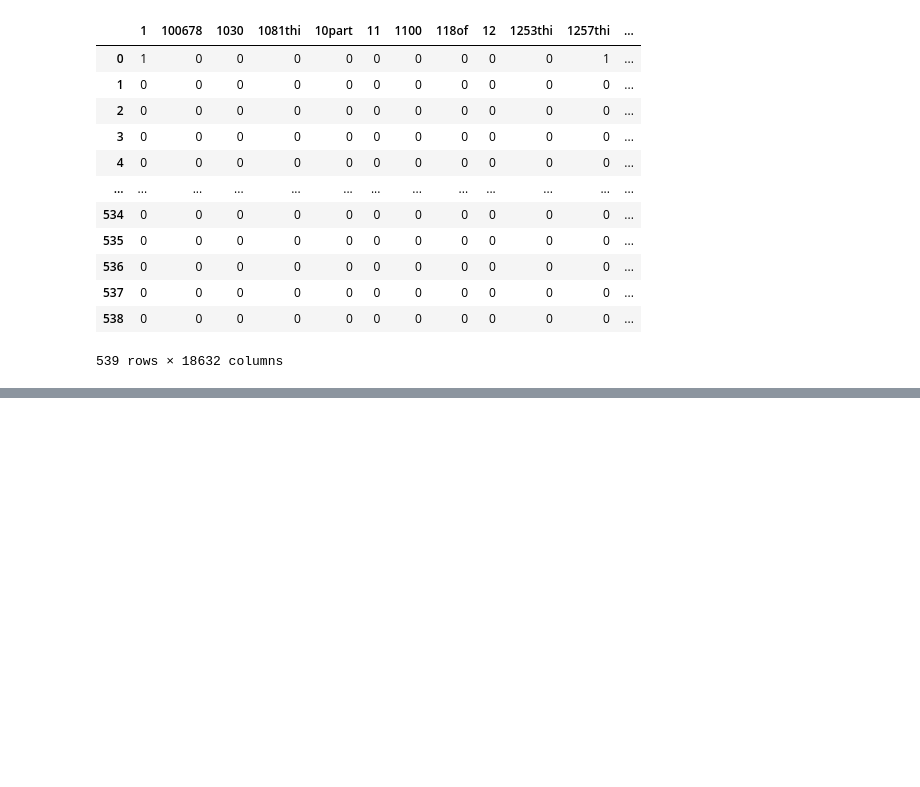
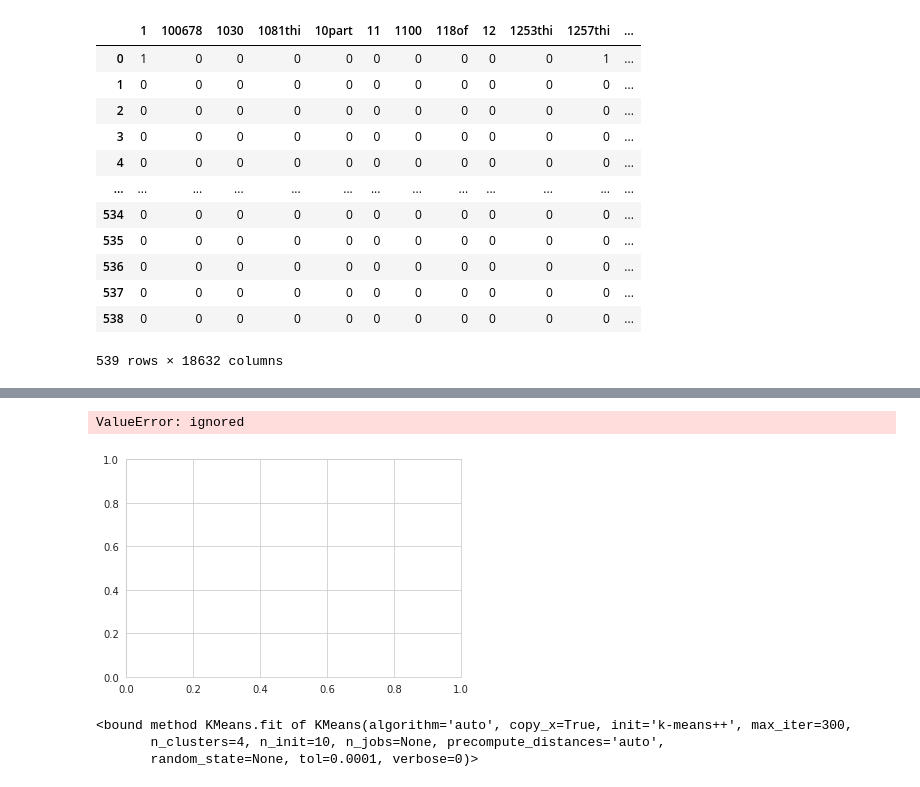
Before and after one commit to Esther-Zhou99/Data-Science, a Jupyter notebook: HW3.ipynb, the cells around one changed output, grey strips where cells are left out. Drawn from its saved outputs; the diff is of its cells as text; code cells hidden in the pictures; blank space fills up the shorter version.

```diff
--- a/HW3.ipynb
+++ b/HW3.ipynb
@@ -234,0 +256,12 @@ sns.distplot(df['num_unique_words'])
+# %%
+from textblob import TextBlob
+
+def textblob_tokenizer(str_input):
+    blob = TextBlob(str_input.lower())
+    tokens = blob.words
+    words = [token.stem() for token in tokens]
+    return words
+
+count_vectorizer = CountVectorizer(tokenizer=textblob_tokenizer)
+count_data = count_vectorizer.fit_transform(df['book_text_processed'])
+pd.DataFrame(count_data.toarray(), columns=count_vectorizer.get_feature_names())
@@ -234,0 +306,10 @@ sns.distplot(df['num_unique_words'])
+# %%
+from sklearn.feature_extraction.text import TfidfVectorizer
+
+vec = TfidfVectorizer(tokenizer=textblob_tokenizer,
+                      stop_words='english',
+                      norm='l2',
+                      use_idf=True)
+matrix = vec.fit_transform(df['book_text_processed'])
+lf = pd.DataFrame(matrix.toarray(), columns=vec.get_feature_names())
+lf
@@ -234,0 +330,31 @@ sns.distplot(df['num_unique_words'])
+# %%
+from sklearn.cluster import KMeans
+cost =[]
+for i in range(1, 11):
+    KM = KMeans(n_clusters = i, max_iter = 500)
+    KM.fit(matrix)
+
+    # calculates squared error
+    # for the clustered points
+    cost.append(KM.inertia_)
+# %%
+plt.plot(range(1, 11), cost, color ='g', linewidth ='3')
+plt.xlabel("Value of K")
+plt.ylabel("Sqaured Error (Cost)")
+plt.show() # clear the plot
+# %% [output]
+ValueError: ignored
+[figure, added]
+# %%
+from sklearn.cluster import KMeans
+
+number_of_clusters=4
+km = KMeans(n_clusters=number_of_clusters)
+# Normally people fit the matrix
+km.fit(matrix)
+# But you could fit the idf_df instead
+km.fit
+# %% [output]
+<bound method KMeans.fit of KMeans(algorithm='auto', copy_x=True, init='k-means++', max_iter=300,
+       n_clusters=4, n_init=10, n_jobs=None, precompute_distances='auto',
+       random_state=None, tol=0.0001, verbose=0)>
```
Also changed, not shown: parts of 36 cells of this notebook.
